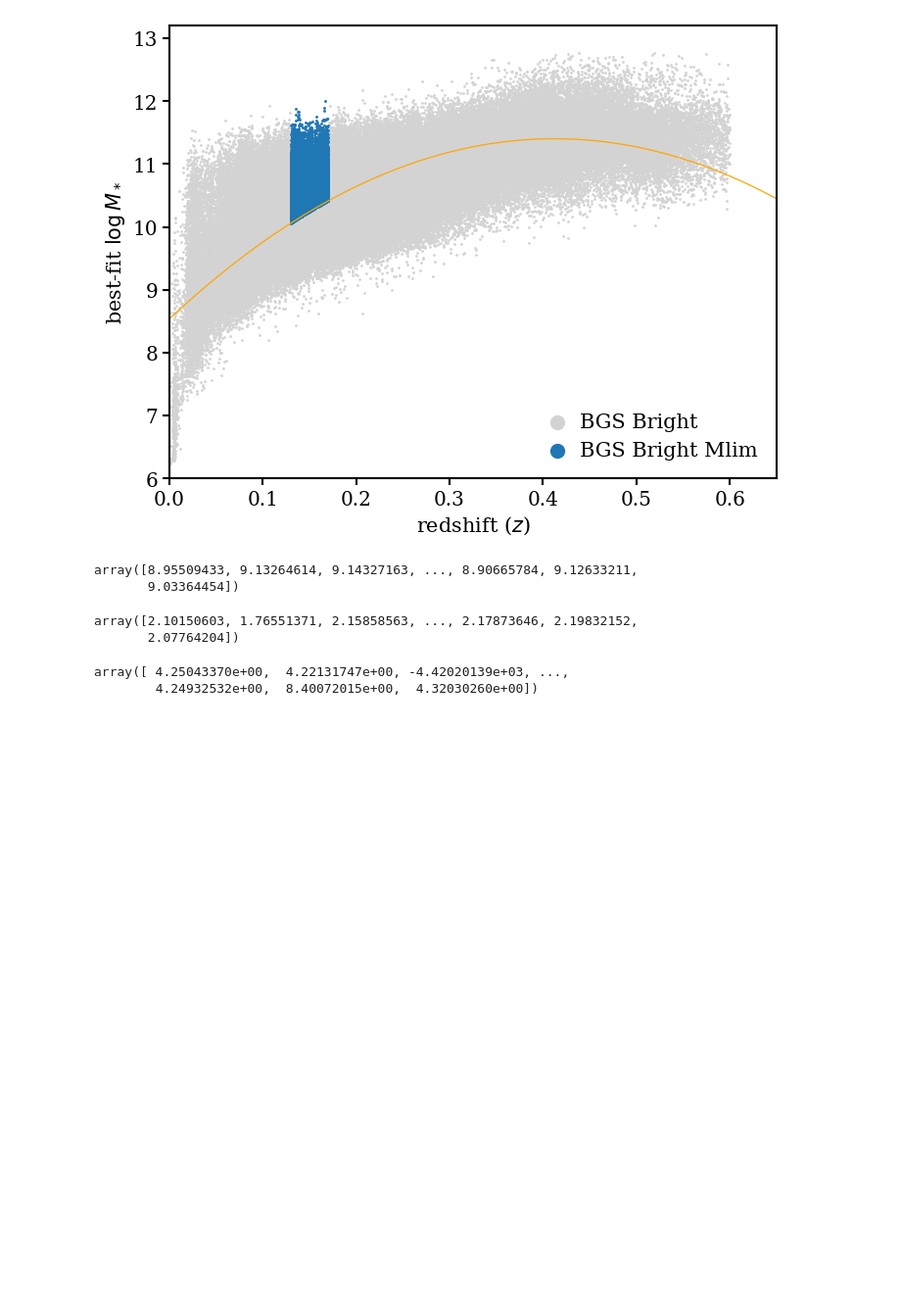
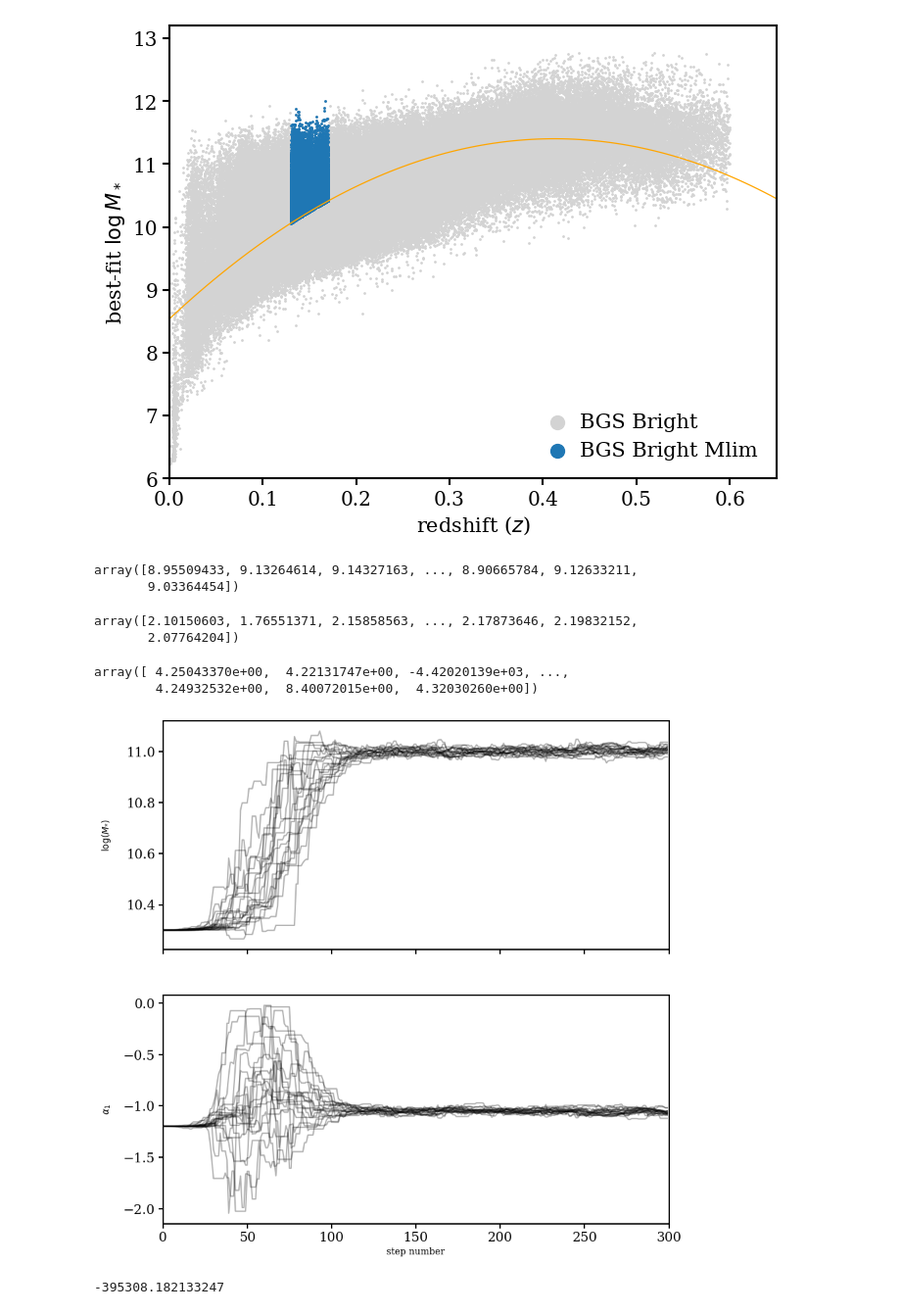
Before and after one commit to fedehope/zSMF, a Jupyter notebook: nb/classes.ipynb, the cells around one changed output. Shown at 98% size. Saved outputs shown, nothing was run; the diff lists cells and outputs as text; code cells hidden in the pictures; blank space fills up the shorter version.

Commit message:
added prior and posterior to nozSMF

```diff
--- a/nb/classes.ipynb
+++ b/nb/classes.ipynb
@@ -289,3 +303,7 @@ smf.log_likelihood(10.5, -1)
 # %% [output]
 array([ 4.25043370e+00,  4.22131747e+00, -4.42020139e+03, ...,
         4.24932532e+00,  8.40072015e+00,  4.32030260e+00])
+# %%
+plotter.plot_emcee_samples()
+# %% [output]
+[figure, added]
@@ -291,0 +312,4 @@ array([ 4.25043370e+00,  4.22131747e+00, -4.42020139e+03, ...,
+# %%
+smf.posterior(emcee_run.get_best_params())
+# %% [output]
+-395308.182133247
```
Also changed, not shown: parts of 2 cells of this notebook.
